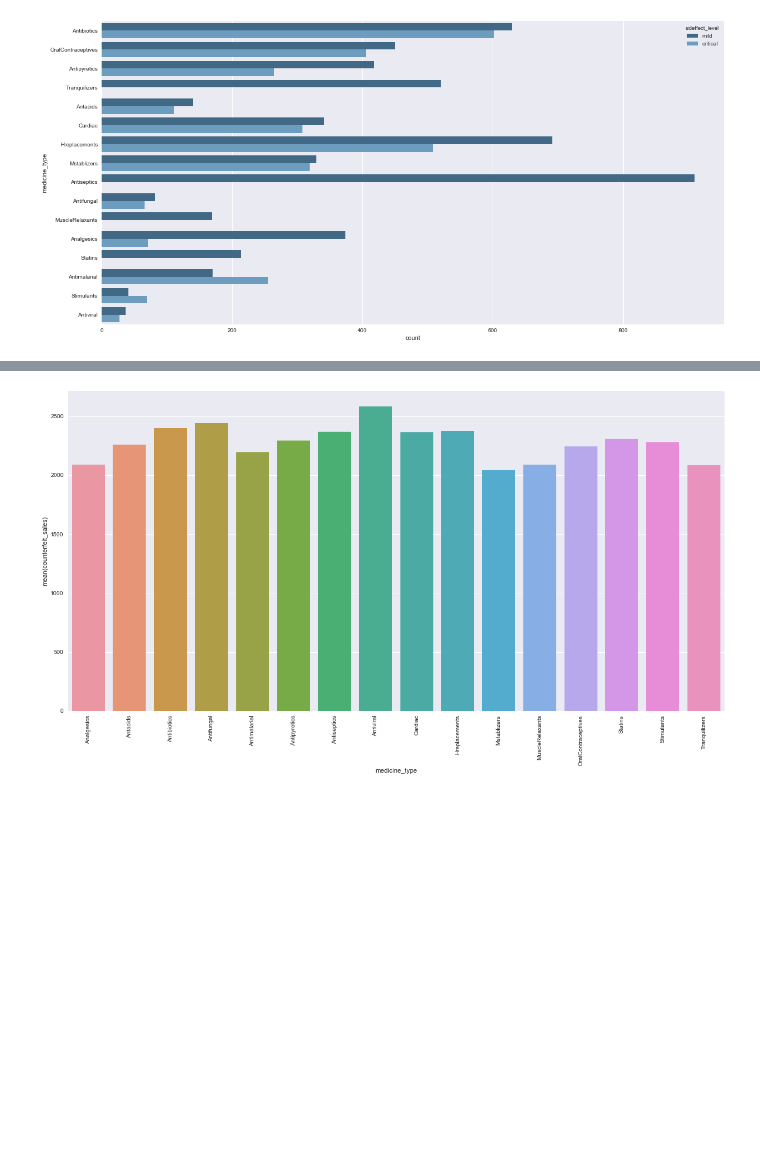
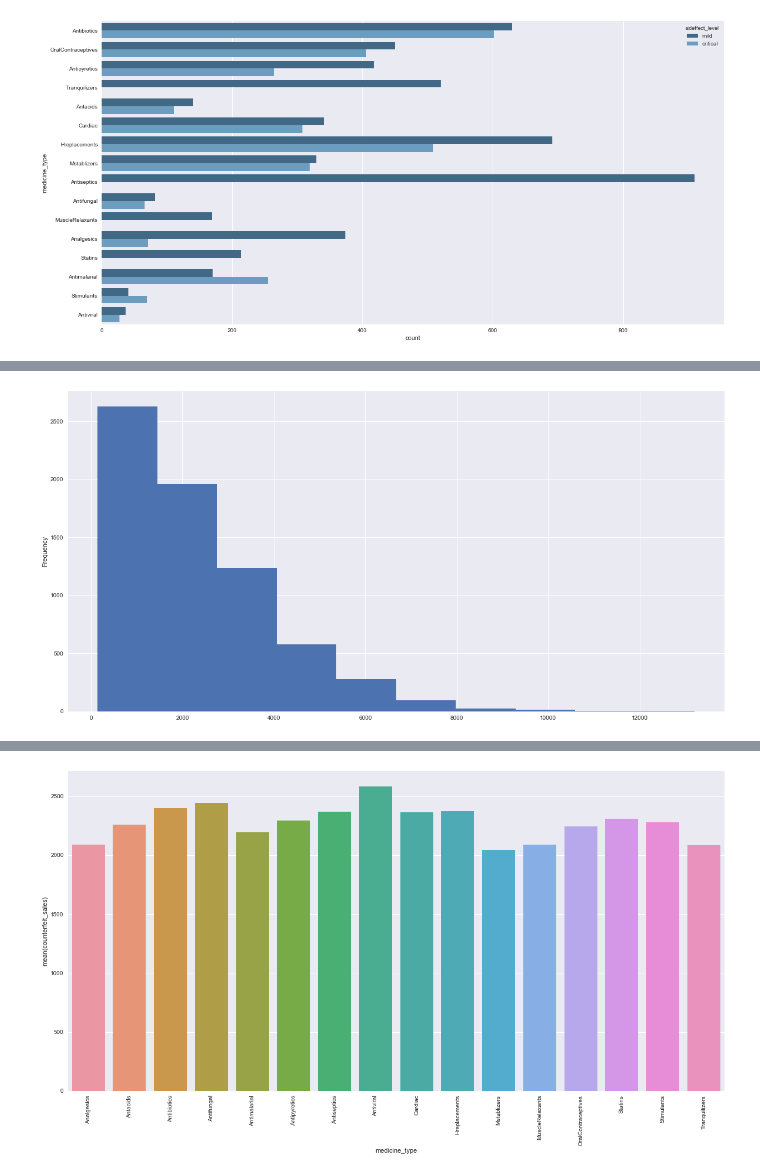
Before and after one commit to ajakaiye33/Data_Science_Proj, a Jupyter notebook: data_science_cap/project1_wip.ipynb, the cells around one changed output, grey strips where cells are left out. Saved outputs shown, nothing was run; the diff lists cells and outputs as text; code cells hidden in the pictures; blank space fills up the shorter version.

```diff
--- a/data_science_cap/project1_wip.ipynb
+++ b/data_science_cap/project1_wip.ipynb
@@ -224,0 +231,4 @@ sns.countplot(y='medicine_type', hue='sideffect_level', data=all_data, palette='
+# %%
+all_data['counterfeit_sales'].plot(kind = 'hist');
+# %% [output]
+[figure, added]
```
Also changed, not shown: parts of 19 cells of this notebook.
